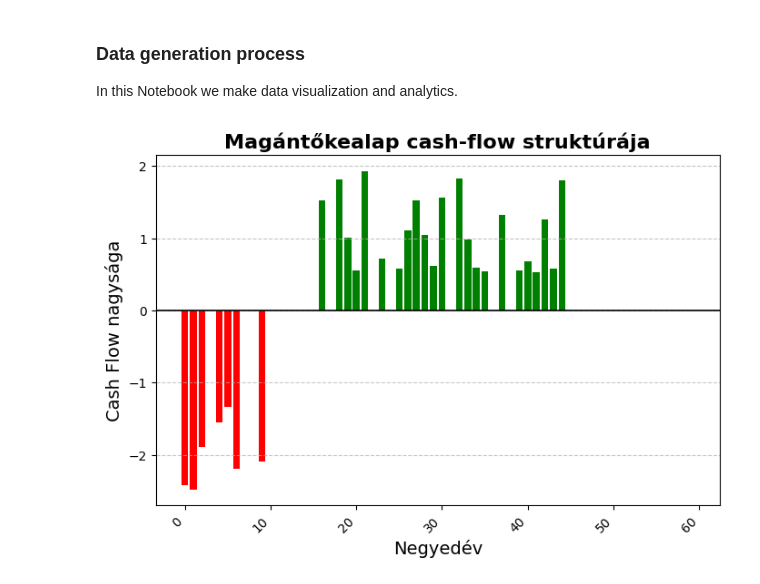
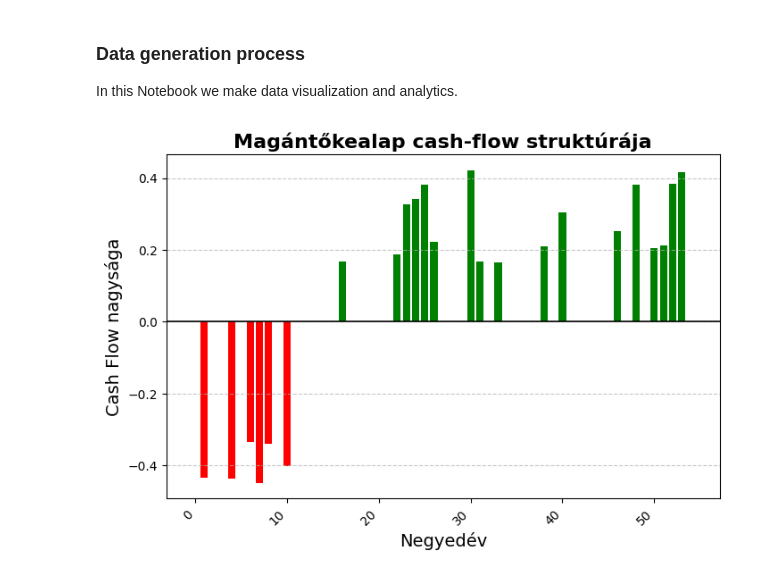
Before and after one commit to kelali01/szakdolgozat, a Jupyter notebook: data_generation.ipynb, the cells around one changed output. Cells and saved outputs as stored; diff of their text form; code cells hidden in the pictures.

```diff
--- a/data_generation.ipynb
+++ b/data_generation.ipynb
@@ -7,27 +7,27 @@ import matplotlib.pyplot as plt
 from data_gen import simulate_private_equity_cashflows
 cashflows = simulate_private_equity_cashflows()
 # %%
-df = cashflows[cashflows['FundID'] == 21]
+df = cashflows[cashflows['FundID'] == 176]
 plt.figure(figsize=(8, 5))
 bars = plt.bar(df['Quarter'], df['Cashflow'], color=['green' if x > 0 else 'red' for x in df['Cashflow']])
 
 # Add title and labels
 plt.title('Magántőkealap cash-flow struktúrája', fontsize=16, fontweight='bold')
 plt.xlabel('Negyedév', fontsize=14)
 plt.ylabel('Cash Flow nagysága', fontsize=14)
 
 # Rotate x-axis labels for better readability
 plt.xticks(rotation=45, ha='right')
 
 # Adding horizontal line at y=0 for visual separation
 plt.axhline(0, color='black', linewidth=1.2)
 
 # Add gridlines on y-axis for better readability of values
 plt.grid(axis='y', linestyle='--', alpha=0.7)
 
 plt.show()
 # %% [output]
-[figure, old version]
+[figure, new version]
 # %%
 cashflows
 # %% [output]
```
Also changed, not shown: parts of 3 cells of this notebook, 3 other files.
